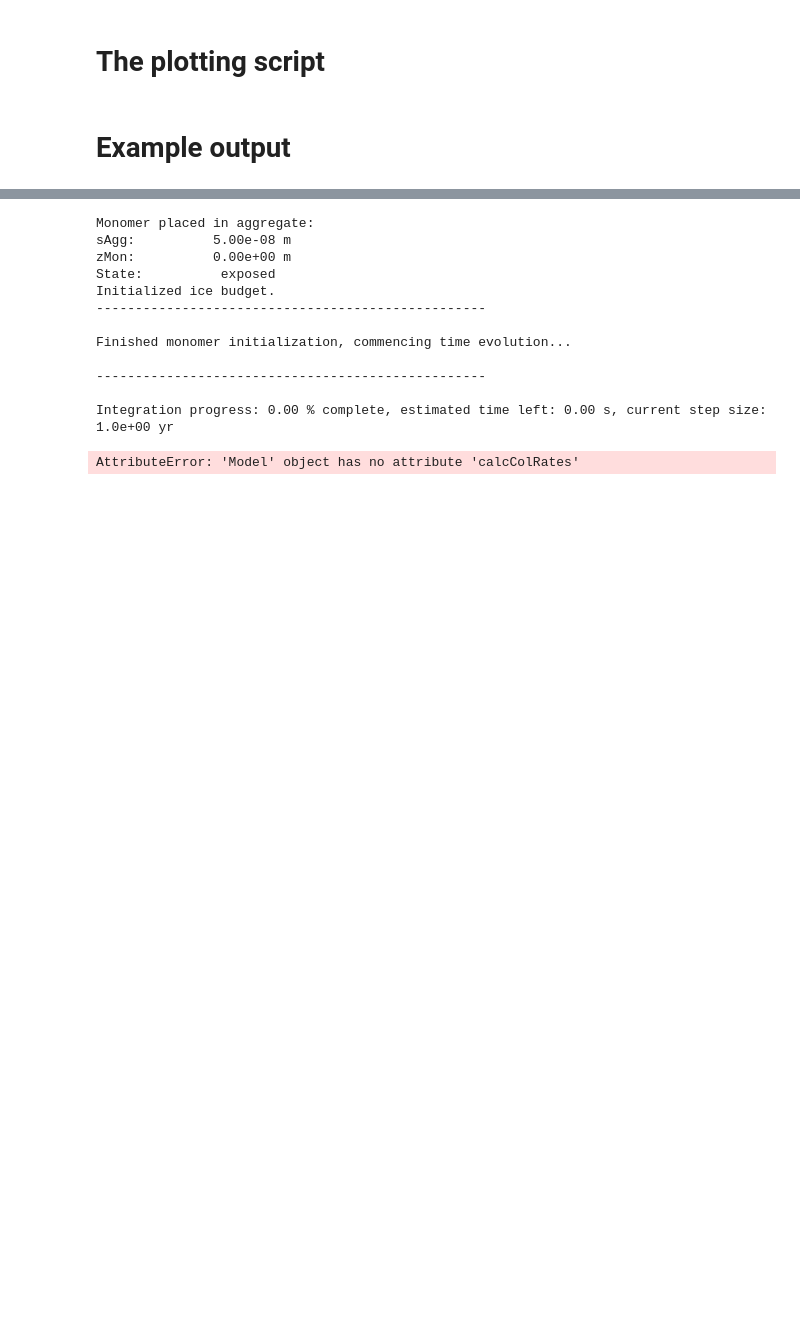
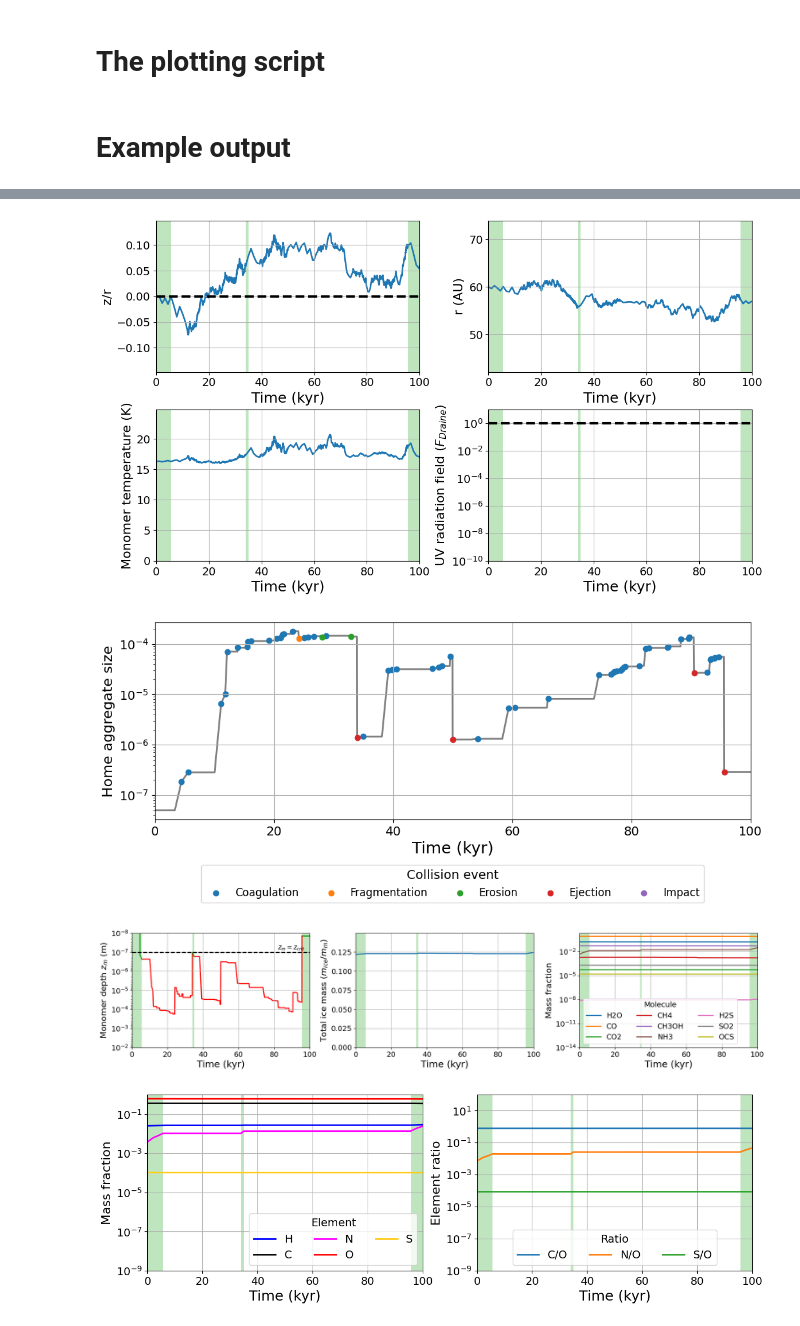
Before and after one commit to moosterloo96/shampoo, a Jupyter notebook: shampooIndividualMonomers.ipynb, the cells around one changed output, grey strips where cells are left out. Drawn from its saved outputs; the diff is of its cells as text; code cells hidden in the pictures; blank space fills up the shorter version.

```diff
--- a/shampooIndividualMonomers.ipynb
+++ b/shampooIndividualMonomers.ipynb
@@ -27,12 +27,13 @@ pathdict["simulation"] = "./output/monomers/"
 pathdict["figures"] = "./output/figures/"
 
 # Root project directory where the shampoo.py and this notebook are located.
-pathdict["project"] = "./"
+pathdict["project"] = "."
 # %% [markdown]
 # Loading the background model
 # %%
 from src.model.entities.disk import Disk
 from src.model import Model
 
-disk = Disk(species=["H2O", "CO", "CO2", "CH4", "CH3OH", "NH3", "H2S", "SO2", "OCS"], folder=pathdict["disk"], modelName="ProDiMo.out",
-                    t_index="{:04d}".format(5))
+disk = pickle.load(open("./input/disks/vfrag1_disk.pkl", "rb"))
+# disk = Disk(species=["H2O", "CO", "CO2", "CH4", "CH3OH", "NH3", "H2S", "SO2", "OCS"], folder=pathdict["disk"], modelName="ProDiMo.out",
+#                     t_index="{:04d}".format(5))
@@ -107,16 +89,20 @@ def testModel(disk, pathdict, tMin, tMax, generate=False, name="DemoModel", inpu
         inputName = name
 
     if generate:
-        mod = Model(disk=disk, parameter_folder=pathdict["input"] + inputName, verbose=0)
+        config = {
+            "parameter_folder": pathdict["input"] + inputName,
+            "verbose": 0
+        }
+        mod = Model(disk=disk, user_config=config)
         mod.integrateMonomer()
-        pickle.dump(mod, open(pathdict["simulation"]+name+".pickle", "wb"))
+        pickle.dump(mod, open(pathdict["simulation"]+name+".pkl", "wb"))
     else:
         try:
-            mod = pickle.load(open(pathdict["simulation"]+name+".pickle", "rb"))
+            mod = pickle.load(open(pathdict["simulation"]+name+".pkl", "rb"))
             print("Loaded model with seed: ", mod.seedStart)
         except:
             mod = None
-            print("Did not find file: ",pathdict["simulation"]+name+".pickle")
+            print("Did not find file: ",pathdict["simulation"]+name+".pkl")
 
 
     frameTotList = []
@@ -351,5 +337,5 @@ def testModel(disk, pathdict, tMin, tMax, generate=False, name="DemoModel", inpu
 # %% [markdown]
 # Example output
 # %%
-testModel(disk, pathdict, 0, 100, generate=True, name="DemoModel", inputName=None)
+testModel(disk, pathdict, 0, 100, generate=False, name="DemoModel", inputName=None)
 # %% [output]
@@ -377,13 +359,4 @@ Please see the 1.23 release notes for an example on how to do this.  If you wish
-Monomer placed in aggregate:
-sAgg:          5.00e-08 m
-zMon:          0.00e+00 m
-State:          exposed
-Initialized ice budget.
---------------------------------------------------
-
-Finished monomer initialization, commencing time evolution...
-
---------------------------------------------------
-
-Integration progress: 0.00 % complete, estimated time left: 0.00 s, current step size: 1.0e+00 yr
-AttributeError: 'Model' object has no attribute 'calcColRates'
+[figure, added]
+[figure, added]
+[figure, added]
+[figure, added]
```
Also changed, not shown: parts of 4 cells of this notebook, 12 other files.
